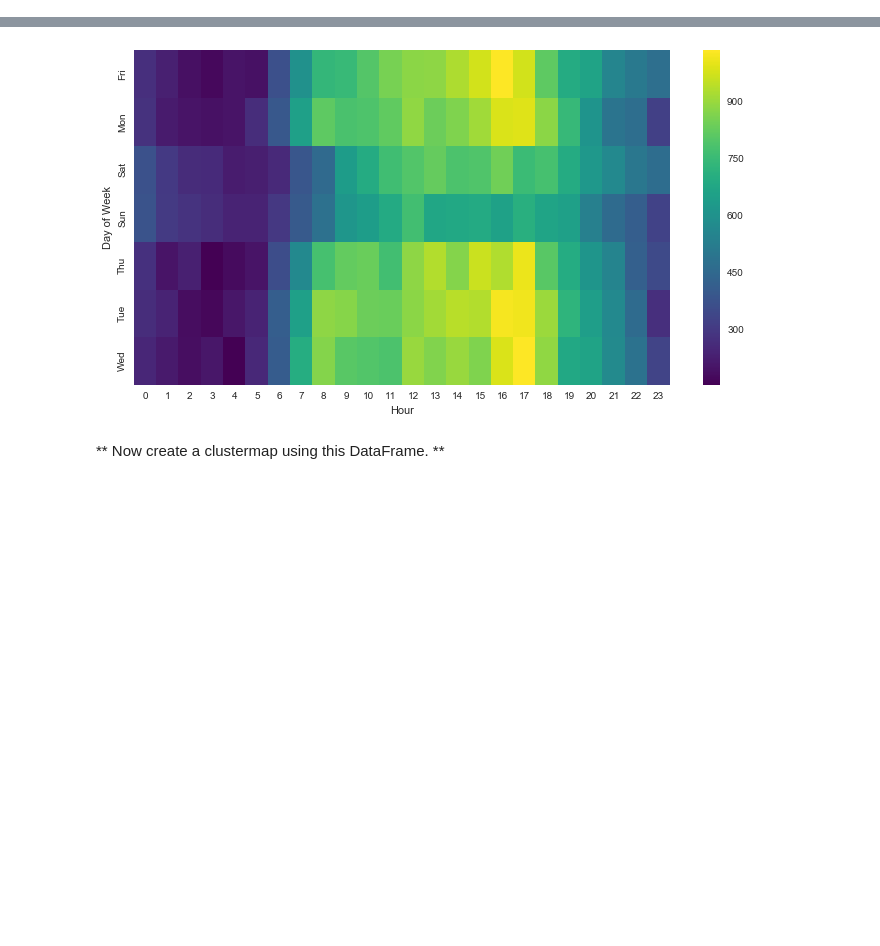
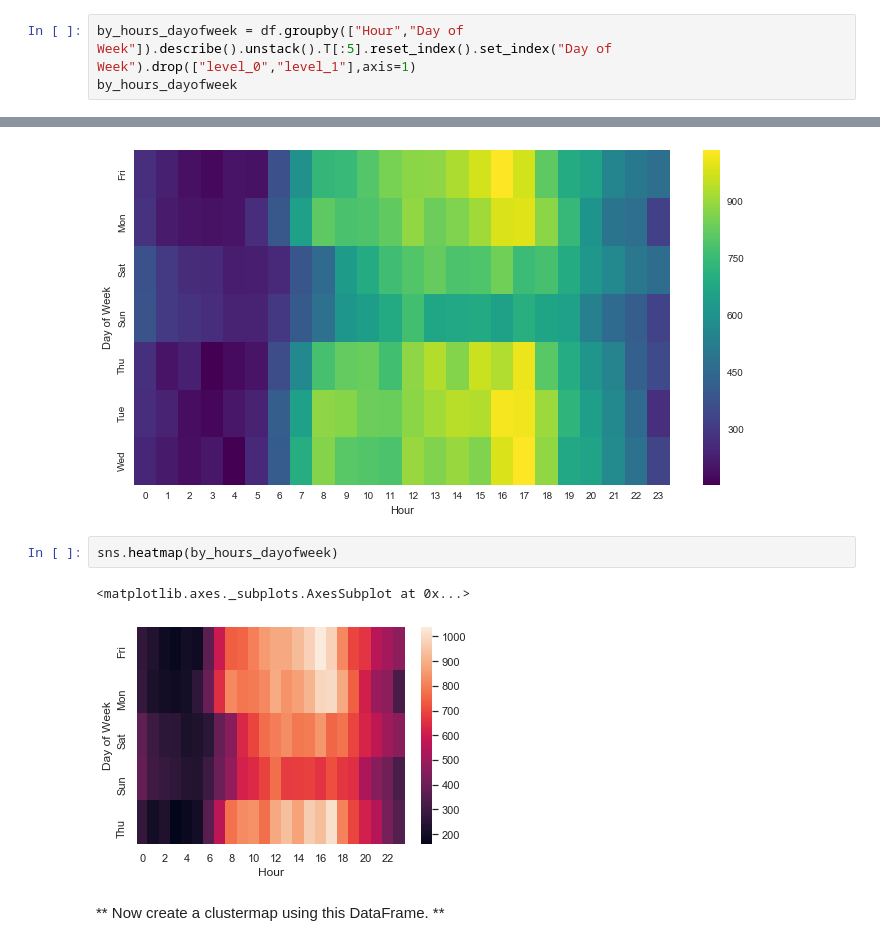
Before and after one commit to TR-1000/Machine-Learning-and-Data-Science, a Jupyter notebook: DS-ML-Bootcamp/10-Data-Capstone-Projects/911 Calls Data Capstone Project Answers.ipynb, the cells around one changed output, grey strips where cells are left out. Cells and saved outputs as stored; diff of their text form; blank space fills up the shorter version.

```diff
--- a/DS-ML-Bootcamp/10-Data-Capstone-Projects/911 Calls Data Capstone Project Answers.ipynb
+++ b/DS-ML-Bootcamp/10-Data-Capstone-Projects/911 Calls Data Capstone Project Answers.ipynb
@@ -469,3 +474,6 @@ ____
 | Sun | 383 | 306 | 286 | 268 | 242 | 240 | 300 | 402 | 483 | 620 | ... | ... |
 | Thu | 278 | 202 | 233 | 159 | 182 | 203 | 362 | 570 | 777 | 828 | ... | ... |
 5 rows × 24 columns
+# %%
+by_hours_dayofweek = df.groupby(["Hour","Day of Week"]).describe().unstack().T[:5].reset_index().set_index("Day of Week").drop(["level_0","level_1"],axis=1)
+by_hours_dayofweek
@@ -475,6 +492,11 @@ ____
 # %% [output]
 <matplotlib.axes._subplots.AxesSubplot at 0x...>
 [figure]
+# %%
+sns.heatmap(by_hours_dayofweek)
+# %% [output]
+<matplotlib.axes._subplots.AxesSubplot at 0x...>
+[figure, added]
 # %% [markdown]
 ** Now create a clustermap using this DataFrame. **
 # %%
```
Also changed, not shown: parts of 15 cells of this notebook.
